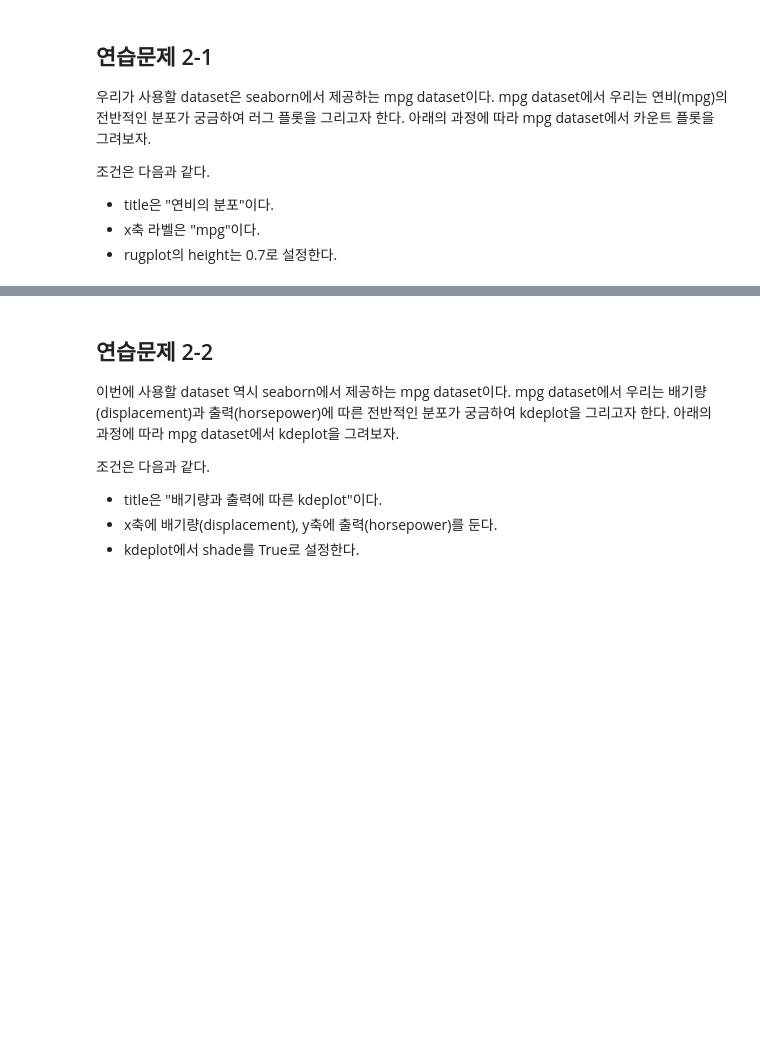
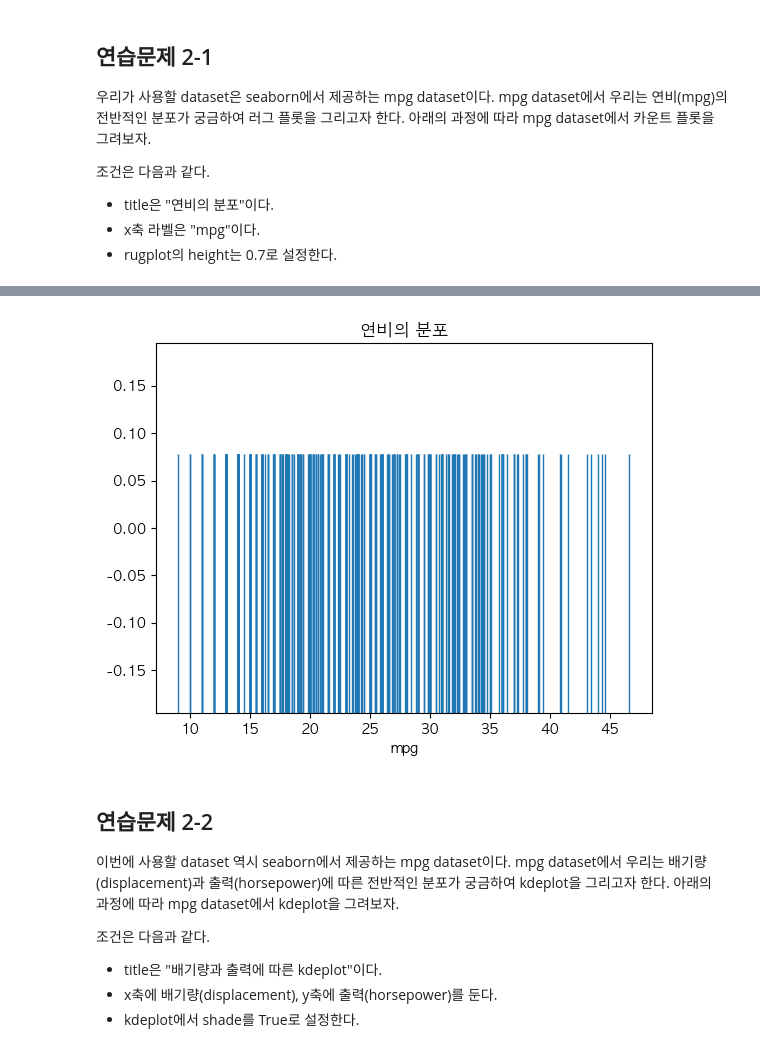
Before and after one commit to Meonu/AI-Bigdata-Study, a Jupyter notebook: practice/4. data_visualization_2.ipynb, the cells around one changed output, grey strips where cells are left out. Saved outputs shown, nothing was run; the diff lists cells and outputs as text; code cells hidden in the pictures; blank space fills up the shorter version.

```diff
--- a/practice/4. data_visualization_2.ipynb
+++ b/practice/4. data_visualization_2.ipynb
@@ -343,11 +350,13 @@ mpg.head()
 # %%
 ## type your code ##
-plt.title(# type #) # 타이틀 입력
-plt.xlabel(# type #) # x label 입력
+plt.title("연비의 분포")# type #) # 타이틀 입력
+plt.xlabel("mpg")# type #) # x label 입력
 
 # rug plot 그리기 #
-
+sns.rugplot(data=mpg,x='mpg',height=0.7)
 plt.show();
+# %% [output]
+[figure, added]
 # %% [markdown]
 ## 연습문제 2-2
 
```
Also changed, not shown: parts of 29 cells of this notebook.
